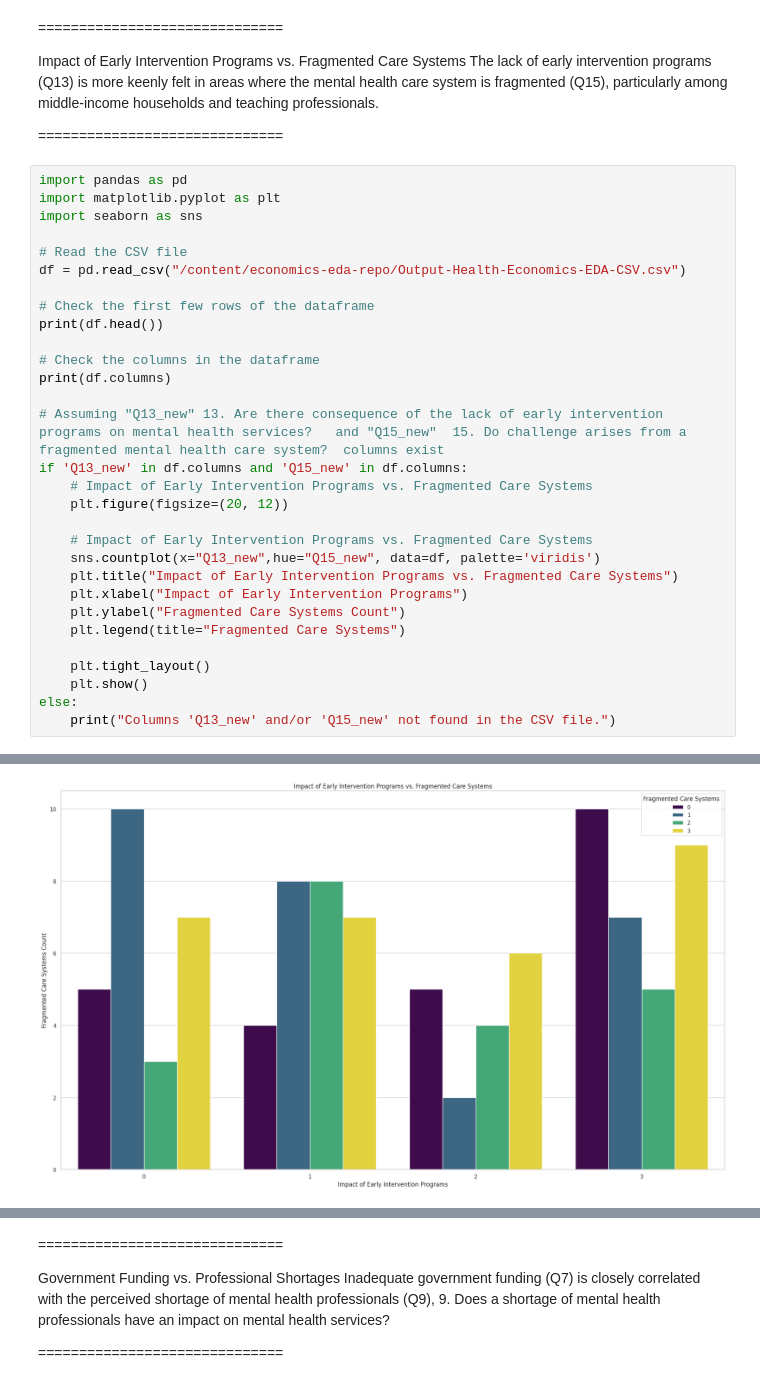
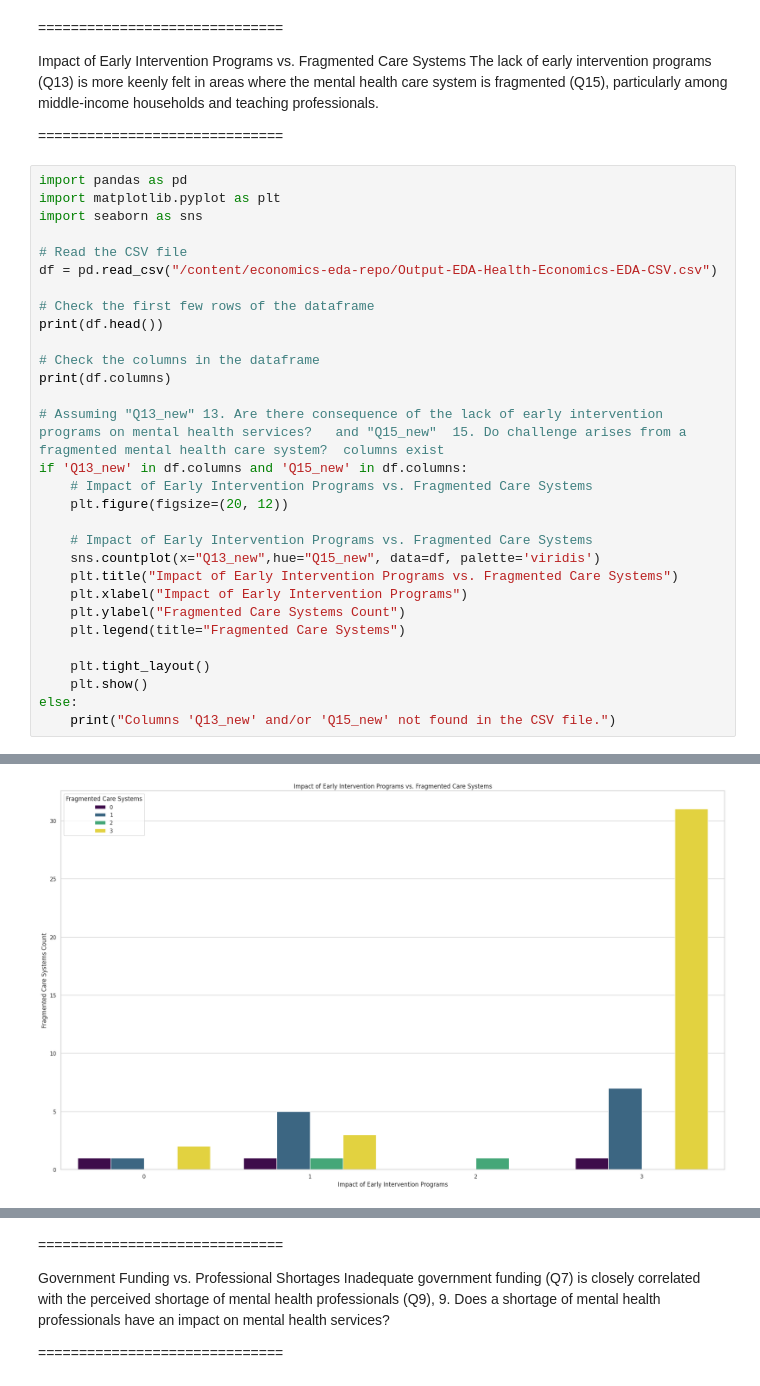
Before and after one commit to radhakrishnan-omotec/economics-eda-repo, a Jupyter notebook: Project_11_Mental_Health_Factors_EDA.ipynb, the cells around one changed output, grey strips where cells are left out. Cells and saved outputs as stored; diff of their text form.

```diff
--- a/Project_11_Mental_Health_Factors_EDA.ipynb
+++ b/Project_11_Mental_Health_Factors_EDA.ipynb
@@ -939,7 +1222,7 @@ import matplotlib.pyplot as plt
 import seaborn as sns
 
 # Read the CSV file
-df = pd.read_csv("/content/economics-eda-repo/Output-Health-Economics-EDA-CSV.csv")
+df = pd.read_csv("/content/economics-eda-repo/Output-EDA-Health-Economics-EDA-CSV.csv")
 
 # Check the first few rows of the dataframe
 print(df.head())
@@ -983,2 +1266,2 @@ else:
       dtype='object')
-[figure, old version]
+[figure, new version]
```
Also changed, not shown: parts of 24 cells of this notebook.
